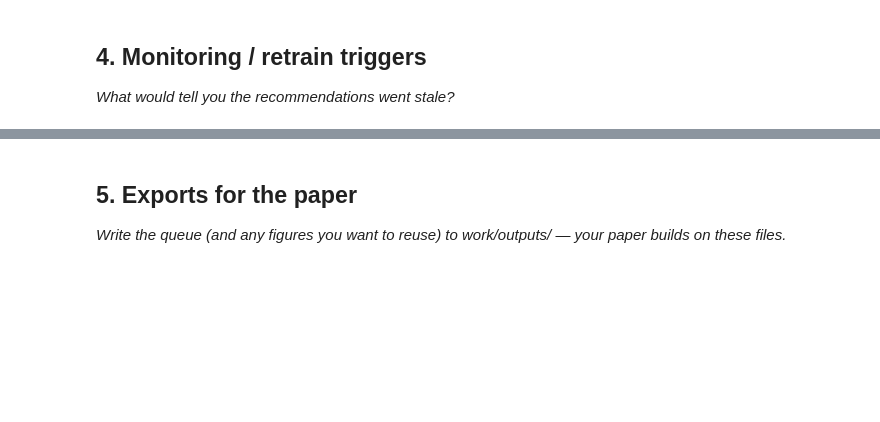
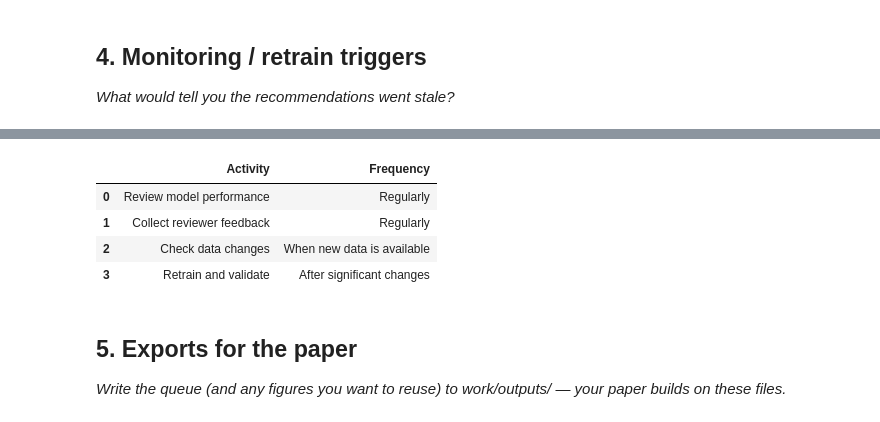
Before and after one commit to venkat-vipul/flyrank_ml, a Jupyter notebook: work/notebooks/w07_action_playbook.ipynb, the cells around one changed output, grey strips where cells are left out. Saved outputs shown, nothing was run; the diff lists cells and outputs as text; code cells hidden in the pictures; blank space fills up the shorter version.

```diff
--- a/work/notebooks/w07_action_playbook.ipynb
+++ b/work/notebooks/w07_action_playbook.ipynb
@@ -37,3 +228,26 @@ This skeleton is yours to fill. Work the sections **in order** — each one has
+# %%
+monitoring_plan = pd.DataFrame({
+    "Activity": [
+        "Review model performance",
+        "Collect reviewer feedback",
+        "Check data changes",
+        "Retrain and validate"
+    ],
+    "Frequency": [
+        "Regularly",
+        "Regularly",
+        "When new data is available",
+        "After significant changes"
+    ]
+})
+
+monitoring_plan
+# %% [output]
+|  | Activity | Frequency |
+| 0 | Review model performance | Regularly |
+| 1 | Collect reviewer feedback | Regularly |
+| 2 | Check data changes | When new data is available |
+| 3 | Retrain and validate | After significant changes |
 # %% [markdown]
 ## 5. Exports for the paper
 
```
Also changed, not shown: parts of 15 cells of this notebook.
